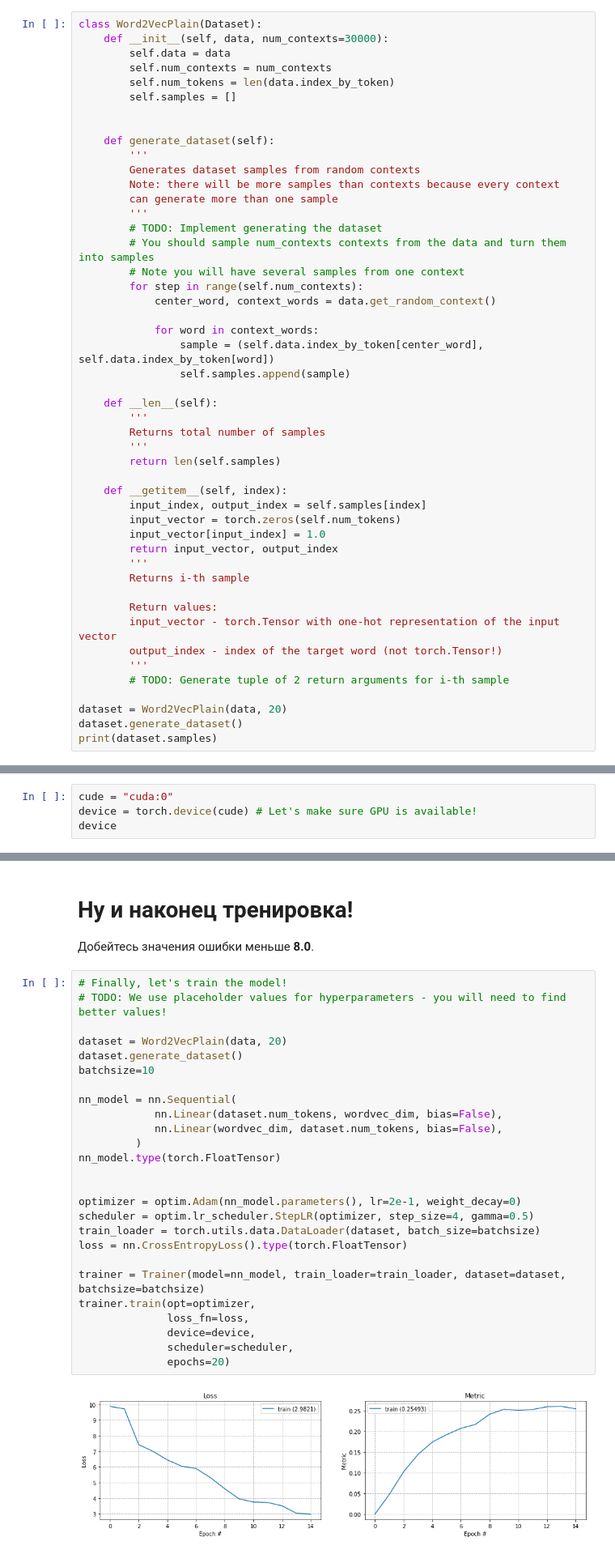
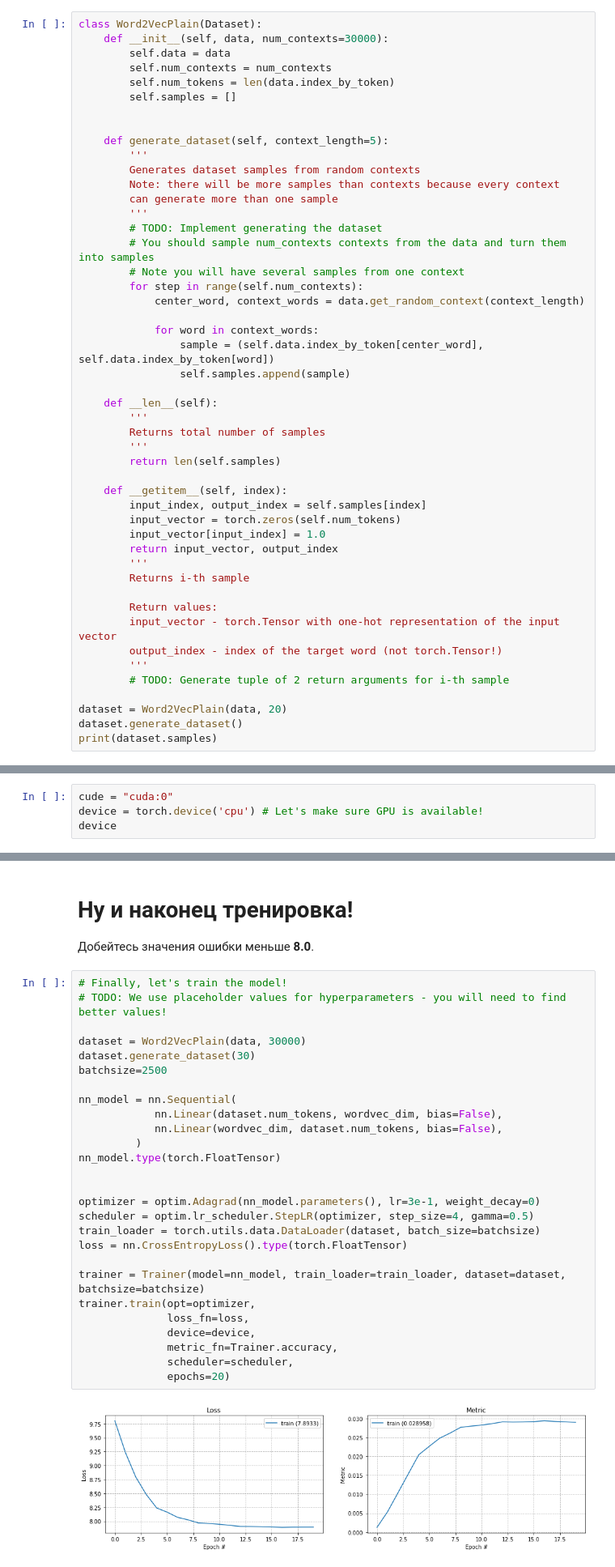
Before and after one commit to JorjeousJorje/NSU-NN, a Jupyter notebook: Task 5/Word2Vec.ipynb, the cells around one changed output, grey strips where cells are left out. Shown: that part at 81% size. Drawn from its saved outputs; the diff is of its cells as text.

```diff
--- a/Task 5/Word2Vec.ipynb
+++ b/Task 5/Word2Vec.ipynb
@@ -164,7 +164,7 @@ class Word2VecPlain(Dataset):
         self.samples = []
 
 
-    def generate_dataset(self):
+    def generate_dataset(self, context_length=5):
         '''
         Generates dataset samples from random contexts
         Note: there will be more samples than contexts because every context
@@ -174,7 +174,7 @@ class Word2VecPlain(Dataset):
         # You should sample num_contexts contexts from the data and turn them into samples
         # Note you will have several samples from one context
         for step in range(self.num_contexts):
-            center_word, context_words = data.get_random_context()
+            center_word, context_words = data.get_random_context(context_length)
 
             for word in context_words:
                 sample = (self.data.index_by_token[center_word], self.data.index_by_token[word])
@@ -261,5 +248,5 @@ assert untrained_output_vectors.shape == (data.num_tokens(), wordvec_dim)
 # %%
 cude = "cuda:0"
-device = torch.device(cude) # Let's make sure GPU is available!
+device = torch.device('cpu') # Let's make sure GPU is available!
 device
 # %% [output]
@@ -271,31 +258,32 @@ device(type='cuda', index=0)
 # %%
 # Finally, let's train the model!
 # TODO: We use placeholder values for hyperparameters - you will need to find better values!
 
-dataset = Word2VecPlain(data, 20)
-dataset.generate_dataset()
-batchsize=10
+dataset = Word2VecPlain(data, 30000)
+dataset.generate_dataset(30)
+batchsize=2500
 
 nn_model = nn.Sequential(
             nn.Linear(dataset.num_tokens, wordvec_dim, bias=False),
             nn.Linear(wordvec_dim, dataset.num_tokens, bias=False),
          )
 nn_model.type(torch.FloatTensor)
 
 
-optimizer = optim.Adam(nn_model.parameters(), lr=2e-1, weight_decay=0)
+optimizer = optim.Adagrad(nn_model.parameters(), lr=3e-1, weight_decay=0)
 scheduler = optim.lr_scheduler.StepLR(optimizer, step_size=4, gamma=0.5)
 train_loader = torch.utils.data.DataLoader(dataset, batch_size=batchsize)
 loss = nn.CrossEntropyLoss().type(torch.FloatTensor)
 
 trainer = Trainer(model=nn_model, train_loader=train_loader, dataset=dataset, batchsize=batchsize)
 trainer.train(opt=optimizer,
               loss_fn=loss,
               device=device,
+              metric_fn=Trainer.accuracy,
               scheduler=scheduler,
               epochs=20)
 # %% [output]
-[figure, old version]
+[figure, new version]
 # %% [markdown]
 # Визуализируем вектора для разного вида слов до и после тренировки
 
```
Also changed, not shown: parts of 7 cells of this notebook, 2 other files.
